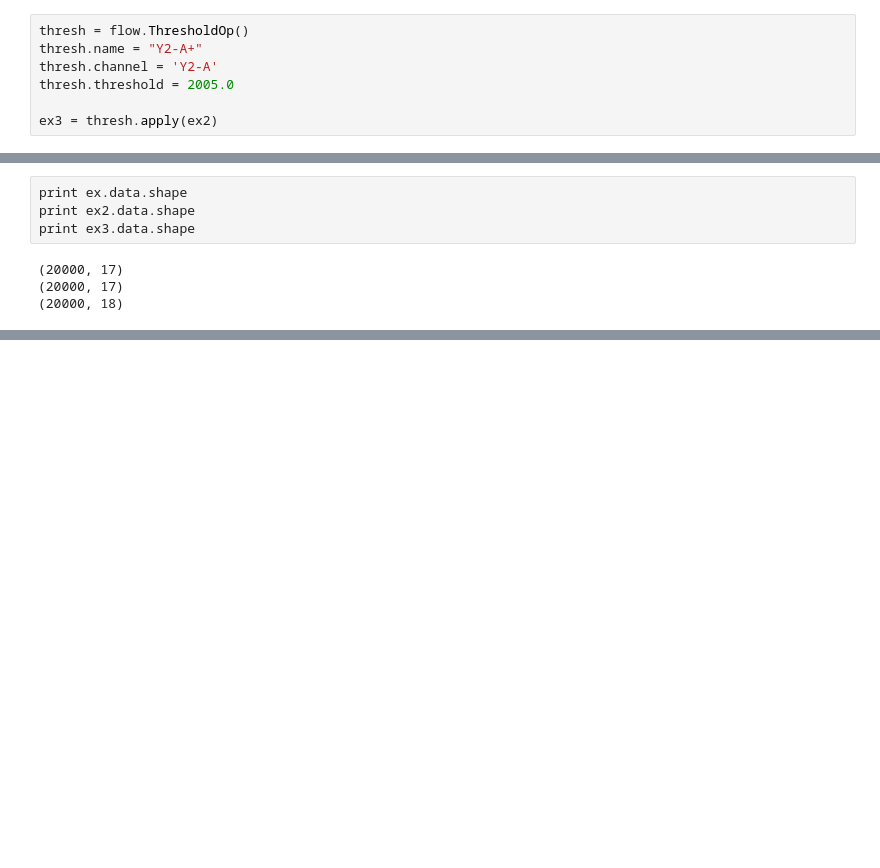
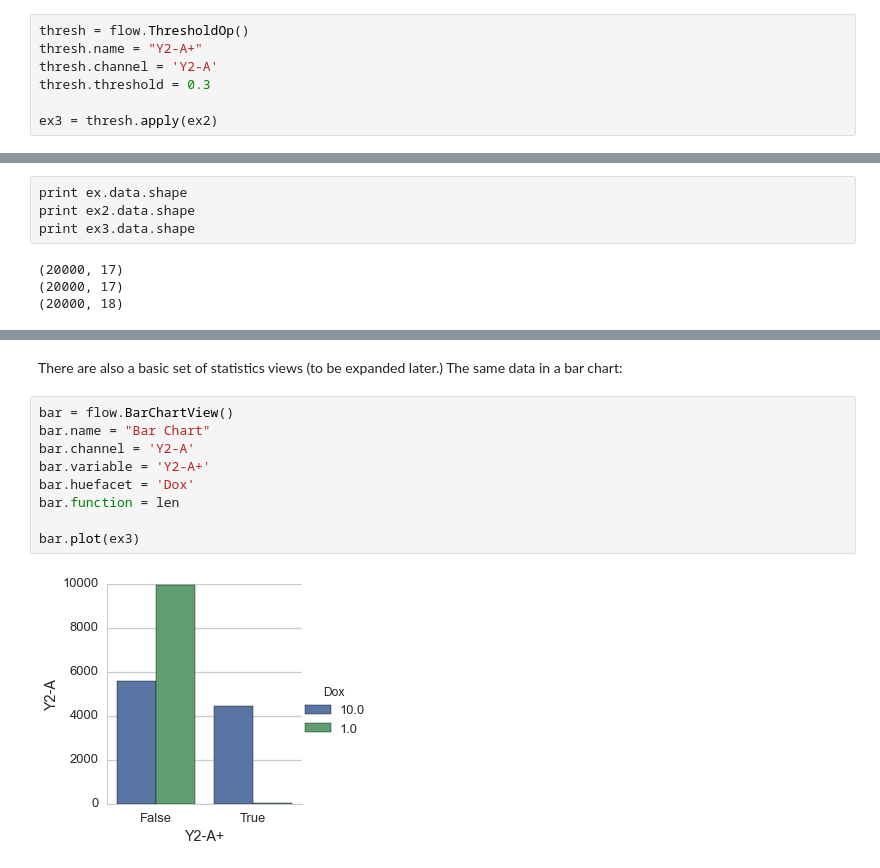
Before and after one commit to cytoflow/cytoflow, a Jupyter notebook: docs/examples/Basic Cytometry.ipynb, the cells around one changed output, grey strips where cells are left out. Cells and saved outputs as stored; diff of their text form; blank space fills up the shorter version.

```diff
--- a/docs/examples/Basic Cytometry.ipynb
+++ b/docs/examples/Basic Cytometry.ipynb
@@ -78,7 +64,7 @@ Now we can see a clear difference between the two tubes: one has a large populat
 thresh = flow.ThresholdOp()
 thresh.name = "Y2-A+"
 thresh.channel = 'Y2-A'
-thresh.threshold = 2005.0
+thresh.threshold = 0.3
 
 ex3 = thresh.apply(ex2)
 # %% [markdown]
@@ -127 +117,14 @@ Dox  Y2-A+
 dtype: int64
+# %% [markdown]
+There are also a basic set of statistics views (to be expanded later.) The same data in a bar chart:
+# %%
+bar = flow.BarChartView()
+bar.name = "Bar Chart"
+bar.channel = 'Y2-A'
+bar.variable = 'Y2-A+'
+bar.huefacet = 'Dox'
+bar.function = len
+
+bar.plot(ex3)
+# %% [output]
+[figure, added]
```
Also changed, not shown: parts of 27 cells of this notebook.
